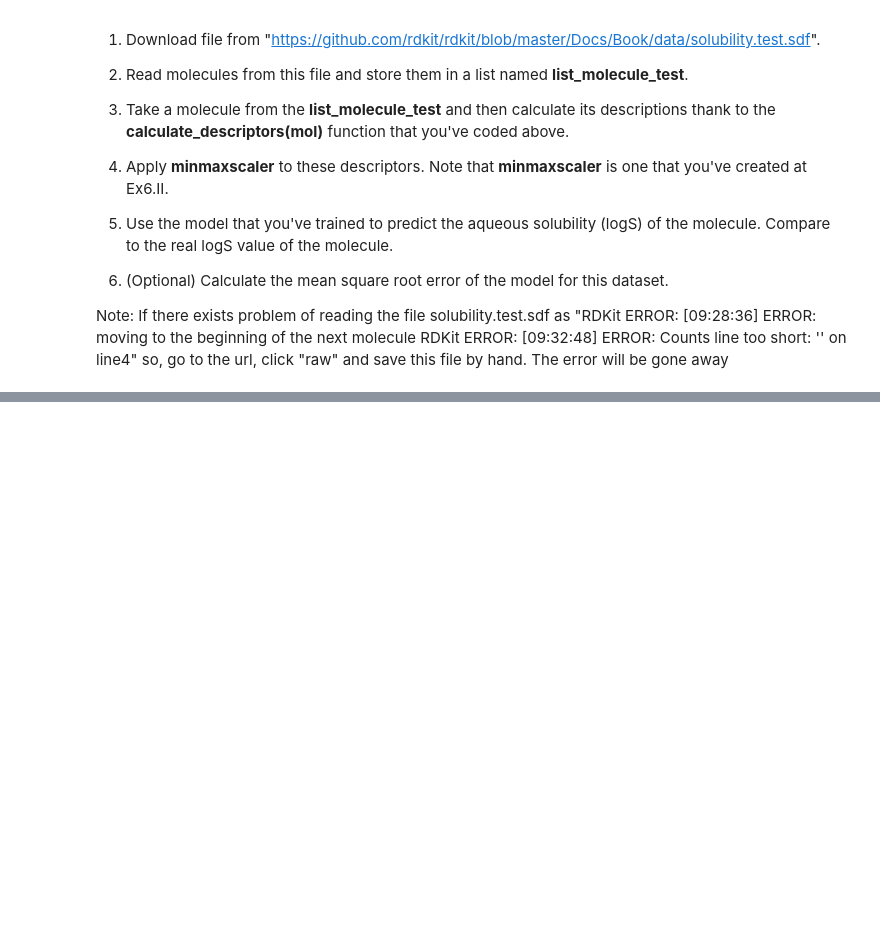
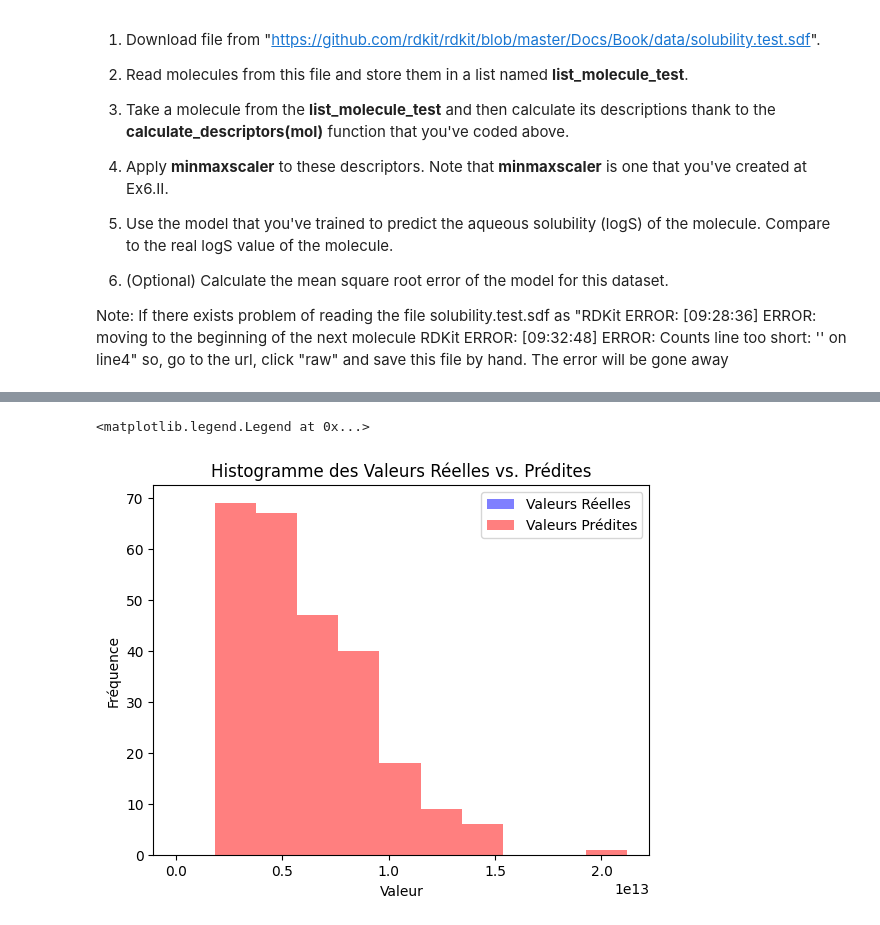
Before and after one commit to Ekliipce/Machine-Learning-for-Biomedical, a Jupyter notebook: molecules/Molecules_representations.ipynb, the cells around one changed output, grey strips where cells are left out. Cells and saved outputs as stored; diff of their text form; code cells hidden in the pictures; blank space fills up the shorter version.

```diff
--- a/molecules/Molecules_representations.ipynb
+++ b/molecules/Molecules_representations.ipynb
@@ -328,0 +448,28 @@ solubility.test.sdf 100%[===================>] 320.24K  --.-KB/s    in 0.1s
+# %%
+sdf_test_path = 'solubility.test.sdf'
+list_molecule_test = Chem.SDMolSupplier(sdf_test_path, removeHs=False)
+# %%
+descriptors = [desc_name for desc_name, _ in Chem.Descriptors.descList]
+compute_descr = list(map(calculate_descriptors, list_molecule_test))
+# %%
+df_test = pd.DataFrame(compute_descr, columns=descriptors)
+df_test = df_test.dropna()
+
+solubitlities_test = [mol.GetProp('SOL') for mol in list_molecule_test]
+df_test['labels'] = solubitlities_test
+df_test['labels'] = df_test['labels'].astype(float)
+test_scaled = scaler.transform(df_test)
+# %%
+y_predicted = clf.predict(df_test.iloc[:, :-1])
+real_y = df_test['labels']
+# %%
+plt.hist(real_y, bins=10, alpha=0.5, label='Valeurs Réelles', color='blue')
+plt.hist(y_predicted, bins=10, alpha=0.5, label='Valeurs Prédites', color='red')
+
+plt.title('Histogramme des Valeurs Réelles vs. Prédites')
+plt.xlabel('Valeur')
+plt.ylabel('Fréquence')
+plt.legend(loc='upper right')
+# %% [output]
+<matplotlib.legend.Legend at 0x...>
+[figure, added]
```
Also changed, not shown: parts of 21 cells of this notebook.
